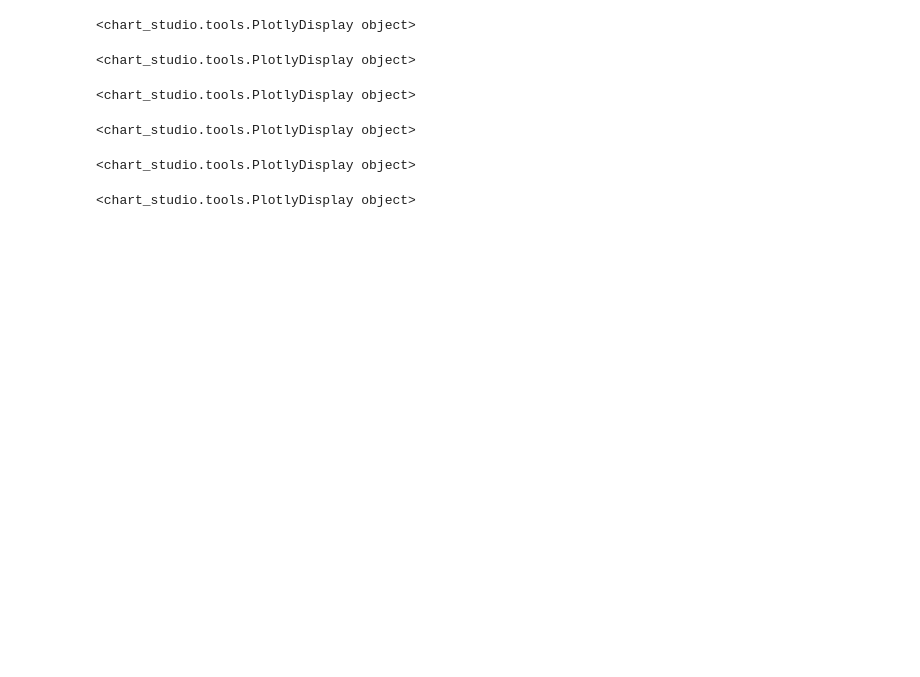
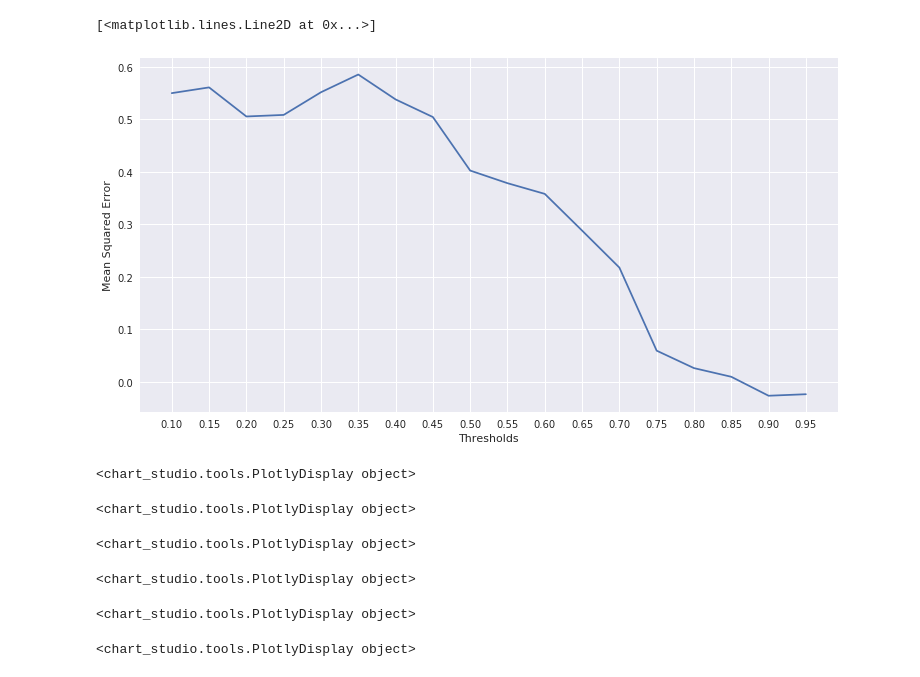
Before and after one commit to alchemist5617/Climate-Network, a Jupyter notebook: Final Version.ipynb, the cells around one changed output. Saved outputs shown, nothing was run; the diff lists cells and outputs as text; code cells hidden in the pictures; blank space fills up the shorter version.

```diff
--- a/Final Version.ipynb
+++ b/Final Version.ipynb
@@ -42,0 +81,9 @@ r = np.arange(0.1,1,0.05)
+# %%
+f = np.matrix(r2_list).mean(axis=0)
+r2_list = np.reshape(f,(18,1))
+
+f1 = np.matrix(r2ds_list).mean(axis=0)
+r2ds_list = np.reshape(f1,(18,1))
+
+f2 = np.matrix(r2dm_list).mean(axis=0)
+r2dm_list = np.reshape(f2,(18,1))
@@ -43 +160,21 @@ r = np.arange(0.1,1,0.05)
+# %%
+
+for i in range(20,1,-1):
+    R2, MSE, average_betweennes, average_shortest_path_length, error, null_r2 = cf.model(data,"LR","normal", lag=i)
+    MSE_list.append(MSE)
+    r2_list.append(R2)
+# %%
+f = np.matrix(r2_list).mean(axis=0)
+f = np.reshape(f,(18,1))
+# %%
+fig, ax = plt.subplots()
+fig.set_size_inches(12.5, 6.5)
+plt.ylabel("Mean Squared Error")
+plt.xlabel("Thresholds")
+plt.xticks(r)
+plt.plot(r,f)
+#plt.axhline(y=error, color='r', linestyle='-');
+# %% [output]
+[<matplotlib.lines.Line2D at 0x...>]
+[figure, added]
 # %%
```
Also changed, not shown: parts of 7 cells of this notebook.
